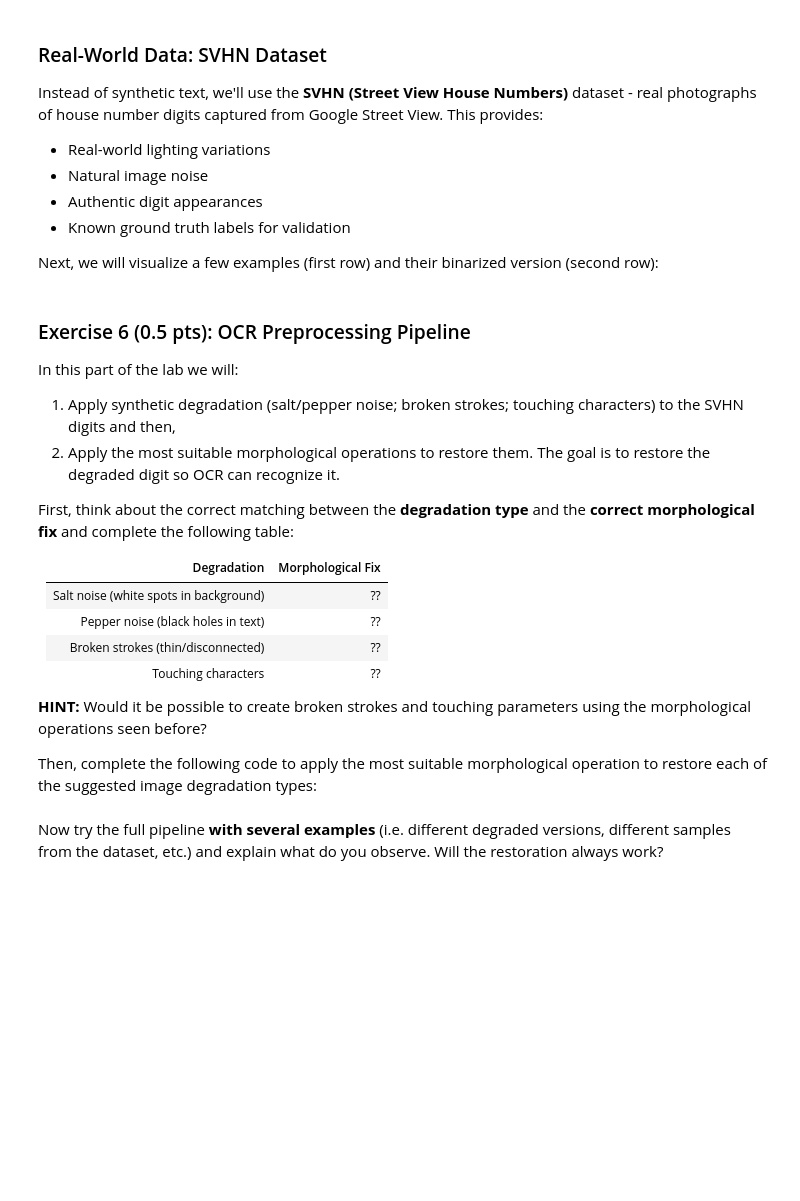
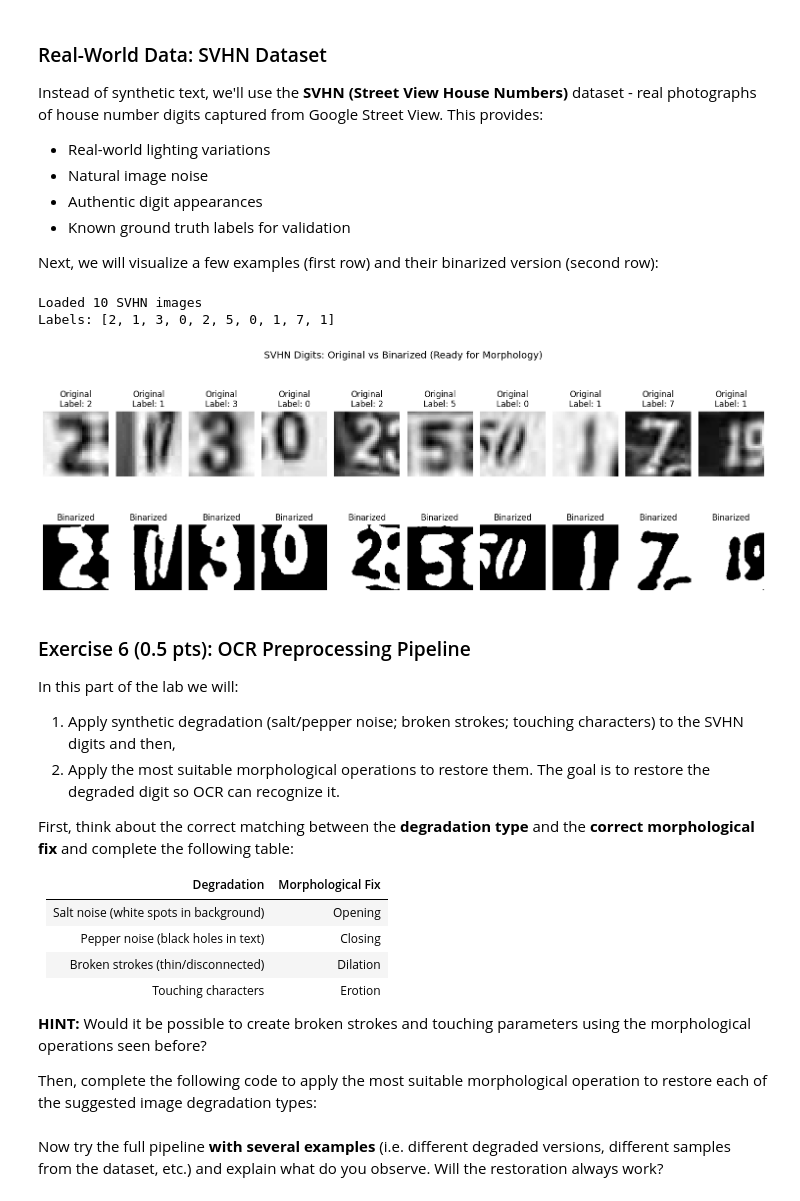
Before and after one commit to fvazquezf/computerVision-tps, a Jupyter notebook: Lab5_image_segmentation.ipynb, the cells around one changed output. Drawn from its saved outputs; the diff is of its cells as text; code cells hidden in the pictures; blank space fills up the shorter version.

```diff
--- a/Lab5_image_segmentation.ipynb
+++ b/Lab5_image_segmentation.ipynb
@@ -414,31 +517,35 @@ Instead of synthetic text, we'll use the **SVHN (Street View House Numbers)** da
 Next, we will visualize a few examples (first row) and their binarized version (second row):
 # %%
 # Load SVHN dataset - real street number digits
-svhn_images, svhn_labels = load_svhn_cropped(svhn_path, n_samples=5, seed=42)
+svhn_images, svhn_labels = load_svhn_cropped(svhn_path, n_samples=10, seed=42)
 
 print(f"Loaded {len(svhn_images)} SVHN images")
 print(f"Labels: {svhn_labels}")
 
 # Display original SVHN images
 #visualize_svhn_samples(svhn_images, svhn_labels, title='SVHN Dataset: Real Street Number Digits')
 
 # Prepare for morphological operations (resize and binarize)
 binary_digits = [prepare_svhn_for_morphology(img, target_size=(100, 100)) for img in svhn_images]
 
 # Show binarized versions
-fig, axes = plt.subplots(2, 5, figsize=(15, 6))
-for i in range(5):
+fig, axes = plt.subplots(2, 10, figsize=(15, 6))
+for i in range(10):
     axes[0, i].imshow(svhn_images[i], cmap='gray')
     axes[0, i].set_title(f'Original\nLabel: {svhn_labels[i]}')
     axes[0, i].axis('off')
 
     axes[1, i].imshow(binary_digits[i], cmap='gray')
     axes[1, i].set_title('Binarized')
     axes[1, i].axis('off')
 
 plt.suptitle('SVHN Digits: Original vs Binarized (Ready for Morphology)', fontsize=14)
 plt.tight_layout()
 plt.show()
+# %% [output]
+Loaded 10 SVHN images
+Labels: [2, 1, 3, 0, 2, 5, 0, 1, 7, 1]
+[figure, added]
 # %% [markdown]
 ### Exercise 6 (0.5 pts): OCR Preprocessing Pipeline
 
@@ -450,10 +557,10 @@ First, think about the correct matching between the **degradation type** and the
 
 | Degradation | Morphological Fix |
 |-------------|-------------------|
-| Salt noise (white spots in background) | ??                |
-| Pepper noise (black holes in text) | ??                |
-| Broken strokes (thin/disconnected) | ??                |
-| Touching characters | ??                |
+| Salt noise (white spots in background) | Opening           |
+| Pepper noise (black holes in text) | Closing            |
+| Broken strokes (thin/disconnected) | Dilation           |
+| Touching characters | Erotion           |
 
 **HINT:** Would it be possible to create broken strokes and touching parameters using the morphological operations seen before?
 
```
Also changed, not shown: parts of 21 cells of this notebook.
